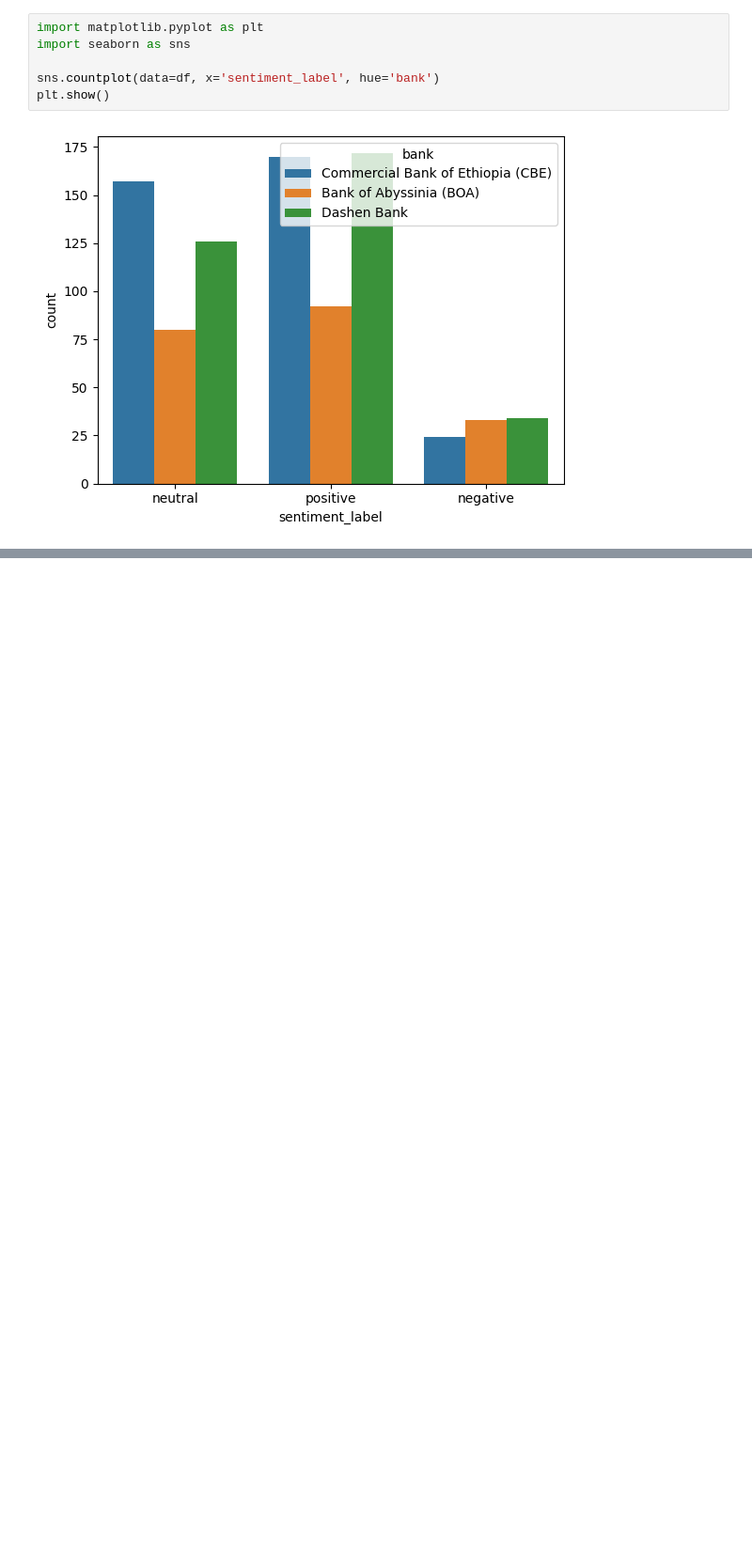
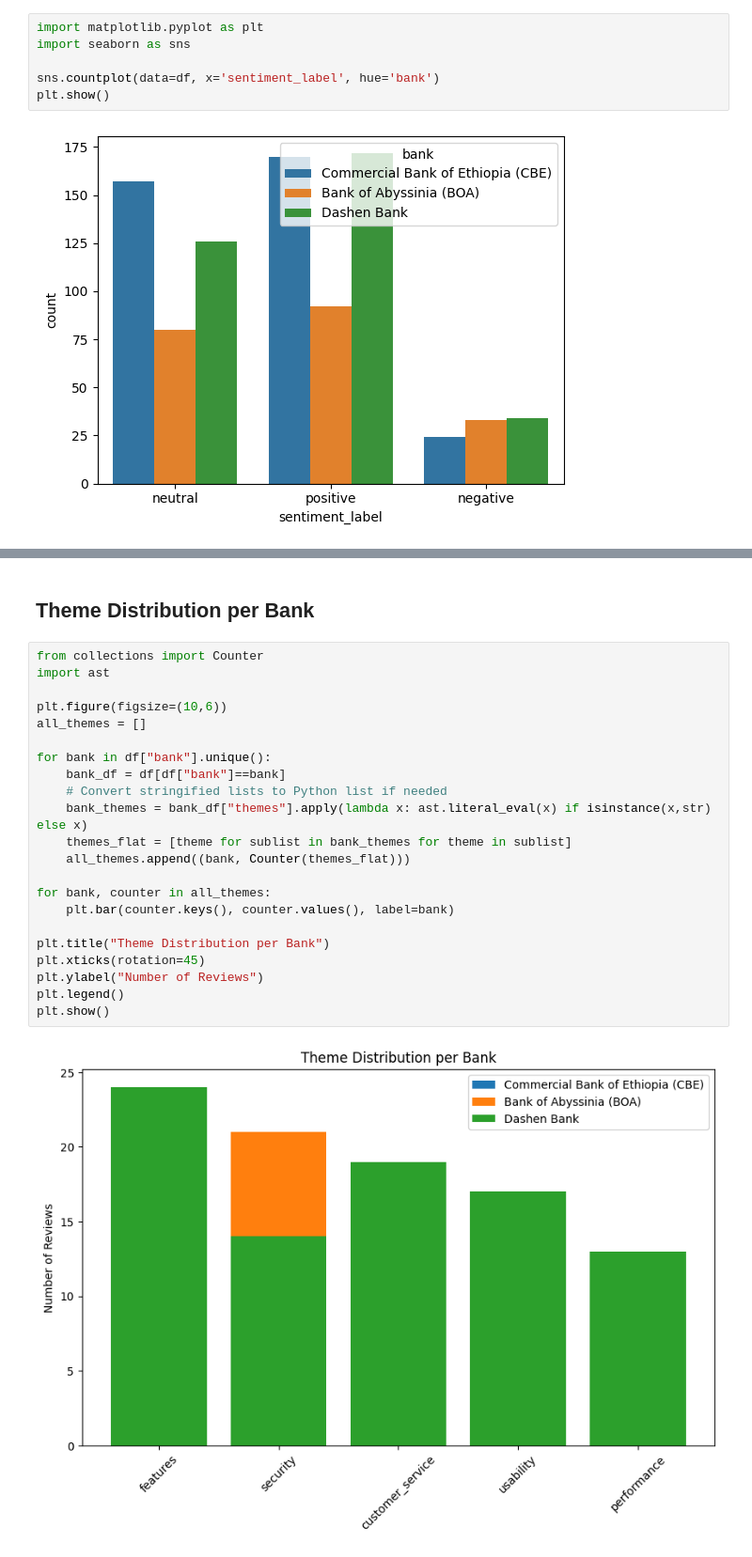
Before and after one commit to Kalalayu/playstore-fintech-cx, a Jupyter notebook: notebooks/task2_sentiment_thematic_analysis.ipynb, the cells around one changed output, grey strips where cells are left out. Shown at 94% size. Drawn from its saved outputs; the diff is of its cells as text; blank space fills up the shorter version.

```diff
--- a/notebooks/task2_sentiment_thematic_analysis.ipynb
+++ b/notebooks/task2_sentiment_thematic_analysis.ipynb
@@ -192,0 +222,26 @@ plt.show()
+# %% [markdown]
+## Theme Distribution per Bank
+# %%
+from collections import Counter
+import ast
+
+plt.figure(figsize=(10,6))
+all_themes = []
+
+for bank in df["bank"].unique():
+    bank_df = df[df["bank"]==bank]
+    # Convert stringified lists to Python list if needed
+    bank_themes = bank_df["themes"].apply(lambda x: ast.literal_eval(x) if isinstance(x,str) else x)
+    themes_flat = [theme for sublist in bank_themes for theme in sublist]
+    all_themes.append((bank, Counter(themes_flat)))
+
+for bank, counter in all_themes:
+    plt.bar(counter.keys(), counter.values(), label=bank)
+
+plt.title("Theme Distribution per Bank")
+plt.xticks(rotation=45)
+plt.ylabel("Number of Reviews")
+plt.legend()
+plt.show()
+# %% [output]
+[figure, added]
```
Also changed, not shown: parts of 8 cells of this notebook, 1 other file.
